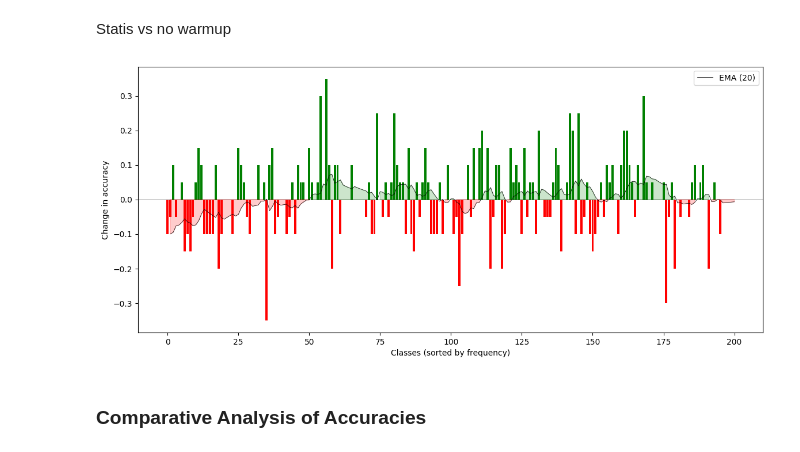
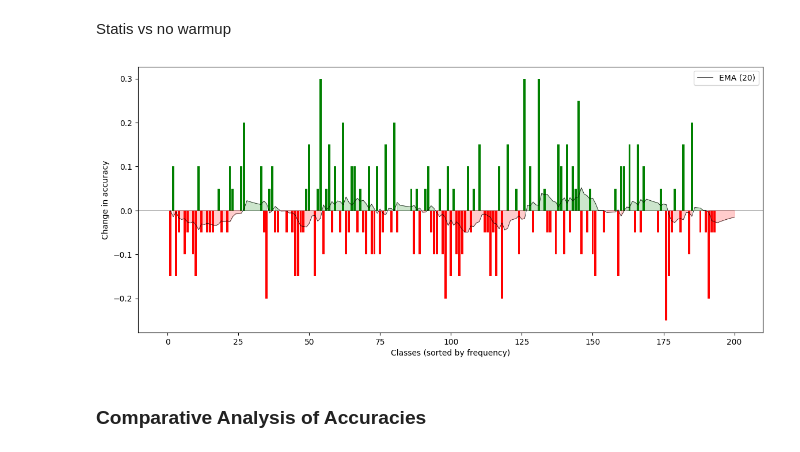
Before and after one commit to Self-Supervised-Learning-CS685/ssl-evaluation, a Jupyter notebook: inference_results.ipynb, the cells around one changed output. Drawn from its saved outputs; the diff is of its cells as text; code cells hidden in the pictures.

Commit message:
Results for no warmup

```diff
--- a/inference_results.ipynb
+++ b/inference_results.ipynb
@@ -128,10 +128,10 @@ plot_difference(BASELINE_FILE, NEW_FILE, sorted_labels)
 Statis vs no warmup
 # %%
 BASELINE_FILE = "results/semi_fungi_PL_in_thres_80/test/pl.txt"
-NEW_FILE = "results/semi_fungi_PL_no_warmup/test/pl.txt"
+NEW_FILE = "results/semi_fungi_PL_no_warmup80_95/test/pl.txt"
 plot_difference(BASELINE_FILE, NEW_FILE, sorted_labels)
 # %% [output]
-[figure, old version]
+[figure, new version]
 # %% [markdown]
 ### Comparative Analysis of Accuracies
 # %%
```
Also changed, not shown: 6 other files.
